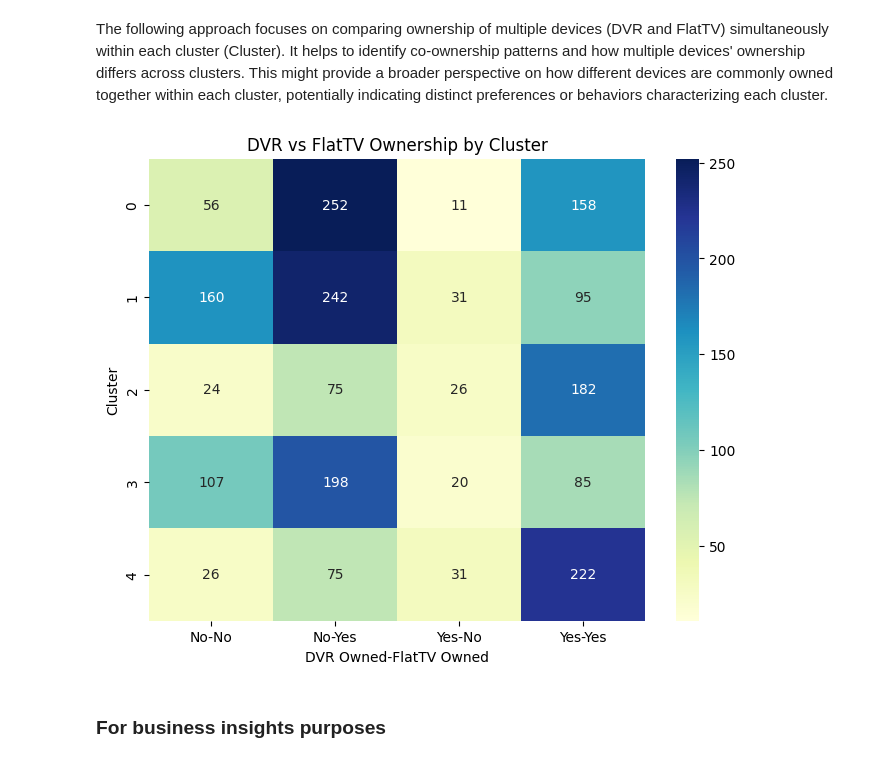
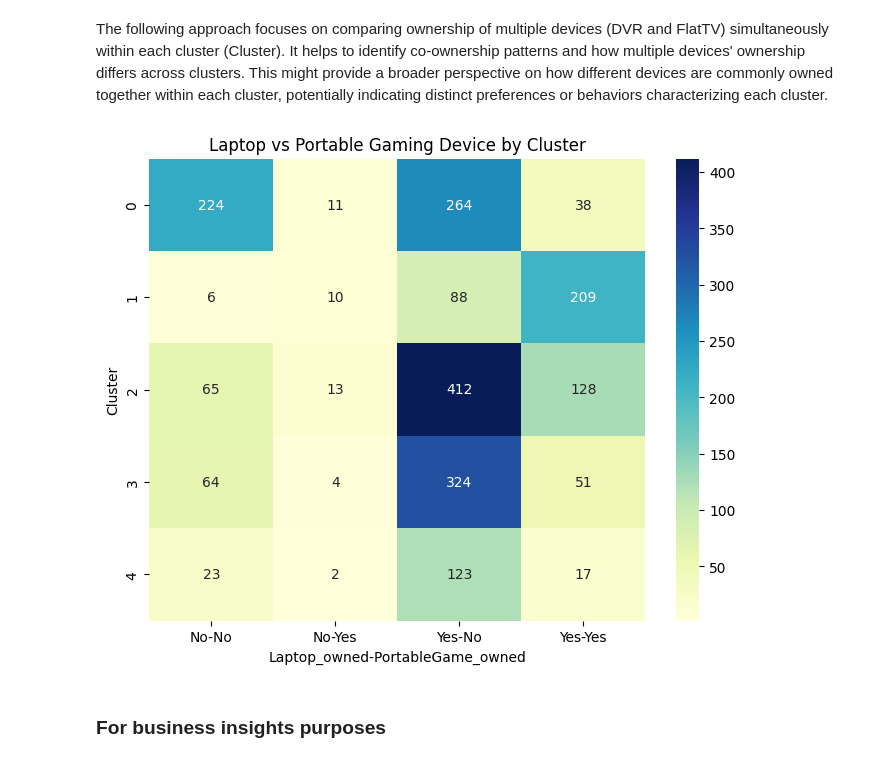
Before and after one commit to aarohikapadia/DSPM_Final_Project, a Jupyter notebook: Modeling_1_AK.ipynb, the cells around one changed output. Cells and saved outputs as stored; diff of their text form; code cells hidden in the pictures.

```diff
--- a/Modeling_1_AK.ipynb
+++ b/Modeling_1_AK.ipynb
@@ -57,7 +61,7 @@ df1 = df1.rename(columns={"Q6 - Into which of the following categories does your
                         "Q8 - Which of the following media or home entertainment equipment does your household own?-3D printer":"3DPrinter_owned",
                         "Q8 - Which of the following media or home entertainment equipment does your household own?-None of the above":"None_owned",
                         "Q8 - Which of the following media or home entertainment equipment does your household own?-Don't Know":"DontKnow_owned",
-                        "region - Region":"resident_state"})
+                        "region - Region":"resident_region"})
 
 #df1.columns
 # %%
@@ -241,23 +245,23 @@ freq              506
 ### Adding region because states are too many
 # %%
 # Combining region column with existing data
-income_equipment_data_with_state = income_equipment_data.copy()
-income_equipment_data_with_state['State'] = df1['resident_state']
+income_equipment_data_with_region = income_equipment_data.copy()
+income_equipment_data_with_region['Region'] = df1['resident_region']
 
 # Initialize KModes clustering
 k_modes = KModes(n_clusters=5, init='Huang', n_init=5, verbose=1)
 
 # Fitting the data
-clusters = k_modes.fit_predict(income_equipment_data_with_state)
+clusters = k_modes.fit_predict(income_equipment_data_with_region)
 
 # Adding cluster labels
-income_equipment_data_with_state['Cluster'] = clusters
+income_equipment_data_with_region['Cluster'] = clusters
 
 # Cluster distribution
-print(income_equipment_data_with_state['Cluster'].value_counts())
+print(income_equipment_data_with_region['Cluster'].value_counts())
 
 # Analyze clusters with regions
-cluster_states = income_equipment_data_with_state.groupby('Cluster')['State'].value_counts()
+cluster_states = income_equipment_data_with_region.groupby('Cluster')['Region'].value_counts()
 print(cluster_states)
 
 # Countplot showing the distribution of states within clusters
@@ -265,7 +269,7 @@ import seaborn as sns
 import matplotlib.pyplot as plt
 
 plt.figure(figsize=(10, 6))
-sns.countplot(data=income_equipment_data_with_state, x='Cluster', hue='State')
+sns.countplot(data=income_equipment_data_with_region, x='Cluster', hue='Region')
 plt.title('Cluster Distribution Across Regions')
 plt.show()
 # %% [output]
@@ -367,20 +371,20 @@ It helps to identify co-ownership patterns and how multiple devices' ownership d
 This might provide a broader perspective on how different devices are commonly owned together within each cluster, potentially indicating distinct preferences or behaviors characterizing each cluster.
 # %%
 # Selecting the relevant columns for cross-tabulation
-selected_columns = ['Cluster', 'DVR_owned', 'FlatTV_owned']
+selected_columns = ['Cluster', 'Laptop_owned', 'PortableGame_owned']
 
 # Creating the cross-tabulation
-cross_tab = pd.crosstab(income_equipment_data_with_state['Cluster'],
-                        [income_equipment_data_with_state['DVR_owned'], income_equipment_data_with_state['FlatTV_owned']],
-                        rownames=['Cluster'], colnames=['DVR Owned', 'FlatTV Owned'])
+cross_tab = pd.crosstab(income_equipment_data_with_region['Cluster'],
+                        [income_equipment_data_with_region['Laptop_owned'], income_equipment_data_with_region['PortableGame_owned']],
+                        rownames=['Cluster'], colnames=['Laptop_owned', 'PortableGame_owned'])
 
 # Plotting the heatmap
 plt.figure(figsize=(8, 6))
 sns.heatmap(cross_tab, annot=True, cmap='YlGnBu', fmt='d')
-plt.title('DVR vs FlatTV Ownership by Cluster')
+plt.title('Laptop vs Portable Gaming Device by Cluster')
 plt.show()
 # %% [output]
-[figure, old version]
+[figure, new version]
 # %% [markdown]
 ### For business insights purposes
 # %% [markdown]
```
Also changed, not shown: parts of 12 cells of this notebook.
